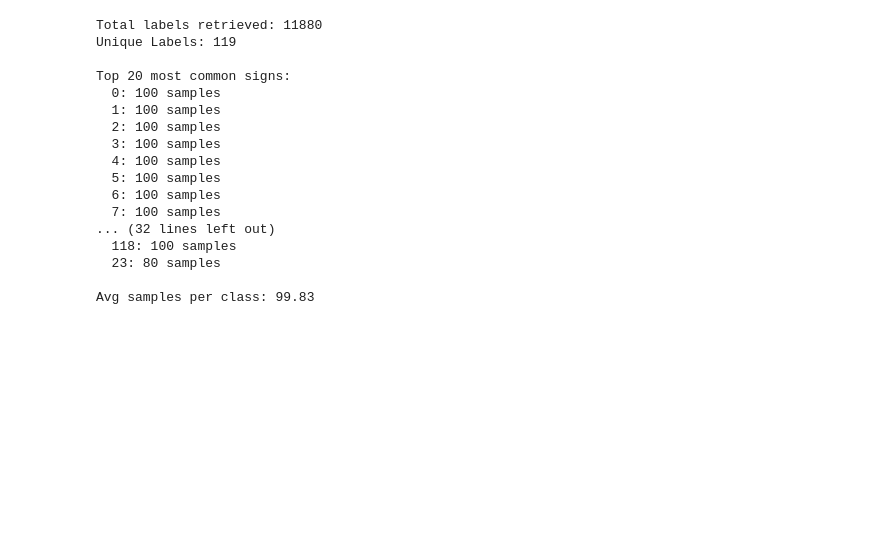
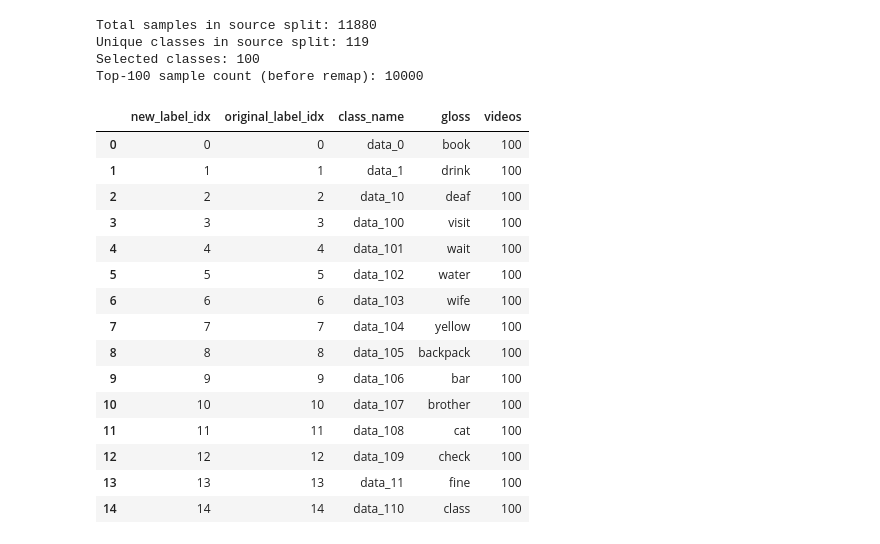
Before and after one commit to tonyranye/CSCI4052-Course-Project, a Jupyter notebook: 01_dataAnalysis.ipynb, the cells around one changed output. Drawn from its saved outputs; the diff is of its cells as text; code cells hidden in the pictures; blank space fills up the shorter version.

```diff
--- a/01_dataAnalysis.ipynb
+++ b/01_dataAnalysis.ipynb
@@ -55,38 +99,57 @@ Loaded split 'train' with 11880 samples
 # %%
-"""# 2. Exploratory Data Analysis"""
+label_list = [int(x) for x in dataset["label"]]
+class_counts = Counter(label_list)
 
-label_only_dataset = dataset.remove_columns([col for col in dataset.column_names if col != "label"])
-raw_labels = [str(sample["label"]).strip().lower() for sample in label_only_dataset]
-class_counts = Counter(raw_labels)
+sorted_counts = sorted(
+    class_counts.items(),
+    key=lambda kv: (-kv[1], class_name_for_label(kv[0])),
+)
 
-print(f"Total labels retrieved: {len(raw_labels)}")
-print(f"Unique Labels: {len(class_counts)}")
+top_k_items = sorted_counts[:TOP_K]
+top_k_label_ids = [label_id for label_id, _ in top_k_items]
+top_k_label_set = set(top_k_label_ids)
 
-print("\nTop 20 most common signs:")
-for label, count in class_counts.most_common(20):
-    print(f"  {label}: {count} samples")
+stats_rows = []
+for new_idx, (label_id, count) in enumerate(top_k_items):
+    class_name = class_name_for_label(label_id)
+    gloss = gloss_for_label(label_id)
+    stats_rows.append(
+        {
+            "new_label_idx": new_idx,
+            "original_label_idx": int(label_id),
+            "class_name": class_name,
+            "gloss": gloss,
+            "videos": int(count),
+        }
+    )
 
-print("\nBottom 20 least common signs:")
-for label, count in class_counts.most_common()[-20:]:
-    print(f"  {label}: {count} samples")
+stats_df = pd.DataFrame(stats_rows)
 
-print(f"\nAvg samples per class: {len(raw_labels) / max(1, len(class_counts)):.2f}")
+print(f"Total samples in source split: {len(dataset)}")
+print(f"Unique classes in source split: {len(class_counts)}")
+print(f"Selected classes: {len(top_k_items)}")
+print(f"Top-100 sample count (before remap): {sum(row['videos'] for row in stats_rows)}")
+
+stats_df.head(15)
 # %% [output]
-Total labels retrieved: 11880
-Unique Labels: 119
-
-Top 20 most common signs:
-  0: 100 samples
-  1: 100 samples
-  2: 100 samples
-  3: 100 samples
-  4: 100 samples
-  5: 100 samples
-  6: 100 samples
-  7: 100 samples
-... (32 lines left out)
-  118: 100 samples
-  23: 80 samples
-
-Avg samples per class: 99.83
+Total samples in source split: 11880
+Unique classes in source split: 119
+Selected classes: 100
+Top-100 sample count (before remap): 10000
+|  | new_label_idx | original_label_idx | class_name | gloss | videos |
+| 0 | 0 | 0 | data_0 | book | 100 |
+| 1 | 1 | 1 | data_1 | drink | 100 |
+| 2 | 2 | 2 | data_10 | deaf | 100 |
+| 3 | 3 | 3 | data_100 | visit | 100 |
+| 4 | 4 | 4 | data_101 | wait | 100 |
+| 5 | 5 | 5 | data_102 | water | 100 |
+| 6 | 6 | 6 | data_103 | wife | 100 |
+| 7 | 7 | 7 | data_104 | yellow | 100 |
+| 8 | 8 | 8 | data_105 | backpack | 100 |
+| 9 | 9 | 9 | data_106 | bar | 100 |
+| 10 | 10 | 10 | data_107 | brother | 100 |
+| 11 | 11 | 11 | data_108 | cat | 100 |
+| 12 | 12 | 12 | data_109 | check | 100 |
+| 13 | 13 | 13 | data_11 | fine | 100 |
+| 14 | 14 | 14 | data_110 | class | 100 |
 # %%
```
Also changed, not shown: parts of 5 cells of this notebook, 9 other files.
